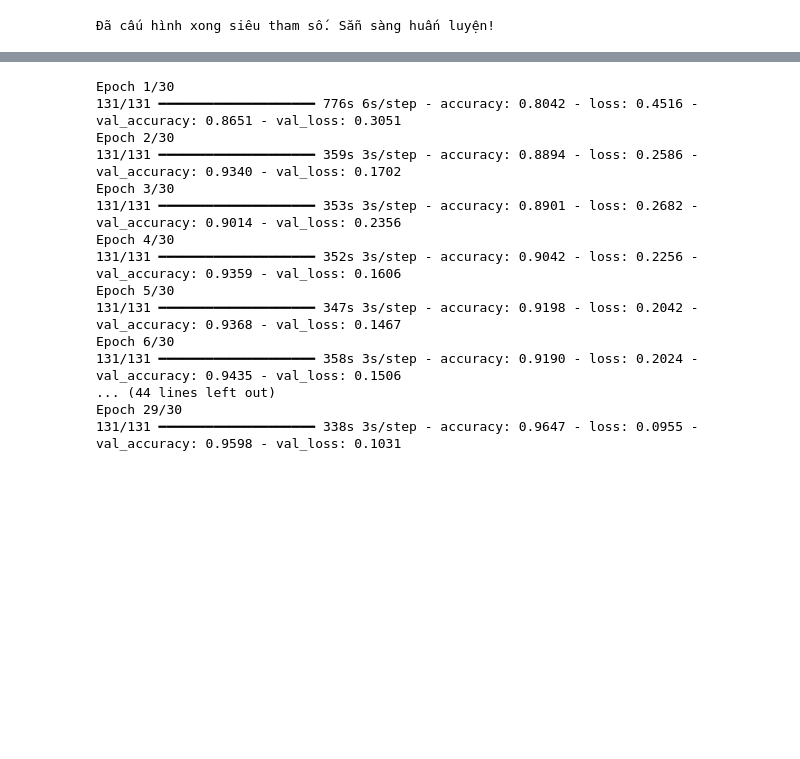
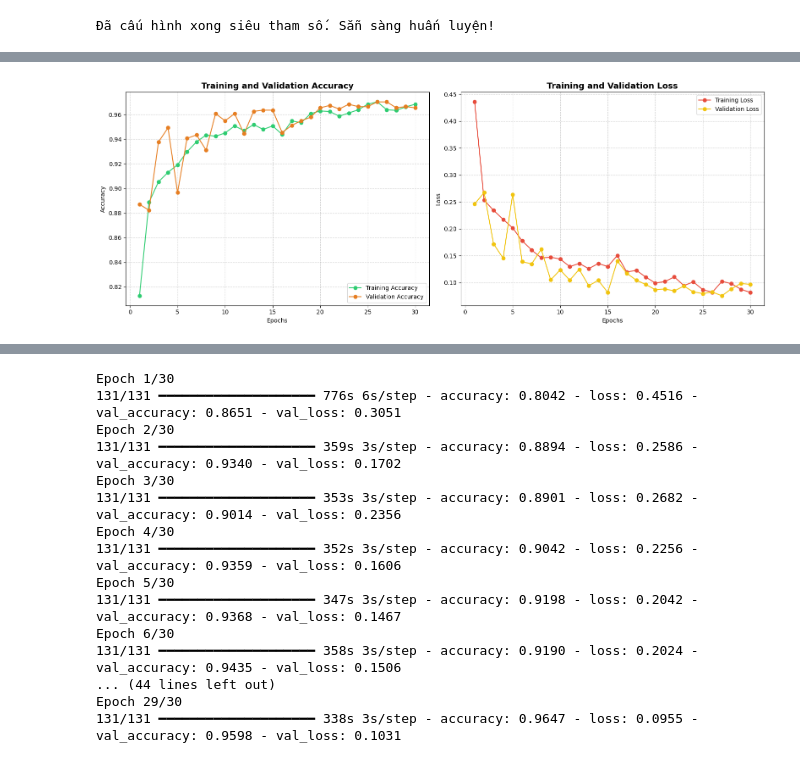
Before and after one commit to thuynguyenhuit/hocsau, a Jupyter notebook: Nhan_dien_benh_phoi_bang_mo_hinh_CNN.ipynb, the cells around one changed output, grey strips where cells are left out. Saved outputs shown, nothing was run; the diff lists cells and outputs as text; code cells hidden in the pictures; blank space fills up the shorter version.

```diff
--- a/Nhan_dien_benh_phoi_bang_mo_hinh_CNN.ipynb
+++ b/Nhan_dien_benh_phoi_bang_mo_hinh_CNN.ipynb
@@ -325,7 +422,7 @@ test_datagen = ImageDataGenerator(rescale=1./255)
 train_generator = train_datagen.flow_from_directory(
     train_dir,
     target_size=(150, 150),
-    batch_size=32,
+    batch_size=64,
     class_mode='binary',
     subset='training',         # Xác định đây là phần training (80%)
     seed=123                   # Giữ seed cố định để việc chia file không bị xáo trộn mỗi lần chạy
@@ -335,7 +432,7 @@ train_generator = train_datagen.flow_from_directory(
 validation_generator = train_datagen.flow_from_directory(
     train_dir,
     target_size=(150, 150),
-    batch_size=32,
+    batch_size=64,
     class_mode='binary',
     subset='validation',       # Xác định đây là phần validation (20%)
     seed=123
@@ -345,7 +442,7 @@ validation_generator = train_datagen.flow_from_directory(
 test_generator = test_datagen.flow_from_directory(
     test_dir,
     target_size=(150, 150),
-    batch_size=32,
+    batch_size=64,
     class_mode='binary'
 )
 
@@ -403,0 +552,38 @@ print("Đã cấu hình xong siêu tham số. Sẵn sàng huấn luyện!")
+# %%
+# Vẽ biểu đồ mô hình cải tiến
+import matplotlib.pyplot as plt
+
+# Lấy dữ liệu từ biến history
+acc = history.history['accuracy']
+val_acc = history.history['val_accuracy']
+loss = history.history['loss']
+val_loss = history.history['val_loss']
+epochs_range = range(1, len(acc) + 1)
+
+# Thiết lập kích thước khung hình
+plt.figure(figsize=(16, 6))
+
+# 1. Vẽ biểu đồ Accuracy
+plt.subplot(1, 2, 1)
+plt.plot(epochs_range, acc, label='Training Accuracy', marker='o', color='#2ecc71')
+plt.plot(epochs_range, val_acc, label='Validation Accuracy', marker='o', color='#e67e22')
+plt.title('Training and Validation Accuracy', fontsize=14, fontweight='bold')
+plt.xlabel('Epochs')
+plt.ylabel('Accuracy')
+plt.legend(loc='lower right')
+plt.grid(True, linestyle='--', alpha=0.6)
+
+# 2. Vẽ biểu đồ Loss
+plt.subplot(1, 2, 2)
+plt.plot(epochs_range, loss, label='Training Loss', marker='o', color='#e74c3c')
+plt.plot(epochs_range, val_loss, label='Validation Loss', marker='o', color='#f1c40f')
+plt.title('Training and Validation Loss', fontsize=14, fontweight='bold')
+plt.xlabel('Epochs')
+plt.ylabel('Loss')
+plt.legend(loc='upper right')
+plt.grid(True, linestyle='--', alpha=0.6)
+
+plt.tight_layout()
+plt.show()
+# %% [output]
+[figure, added]
```
Also changed, not shown: parts of 7 cells of this notebook.
